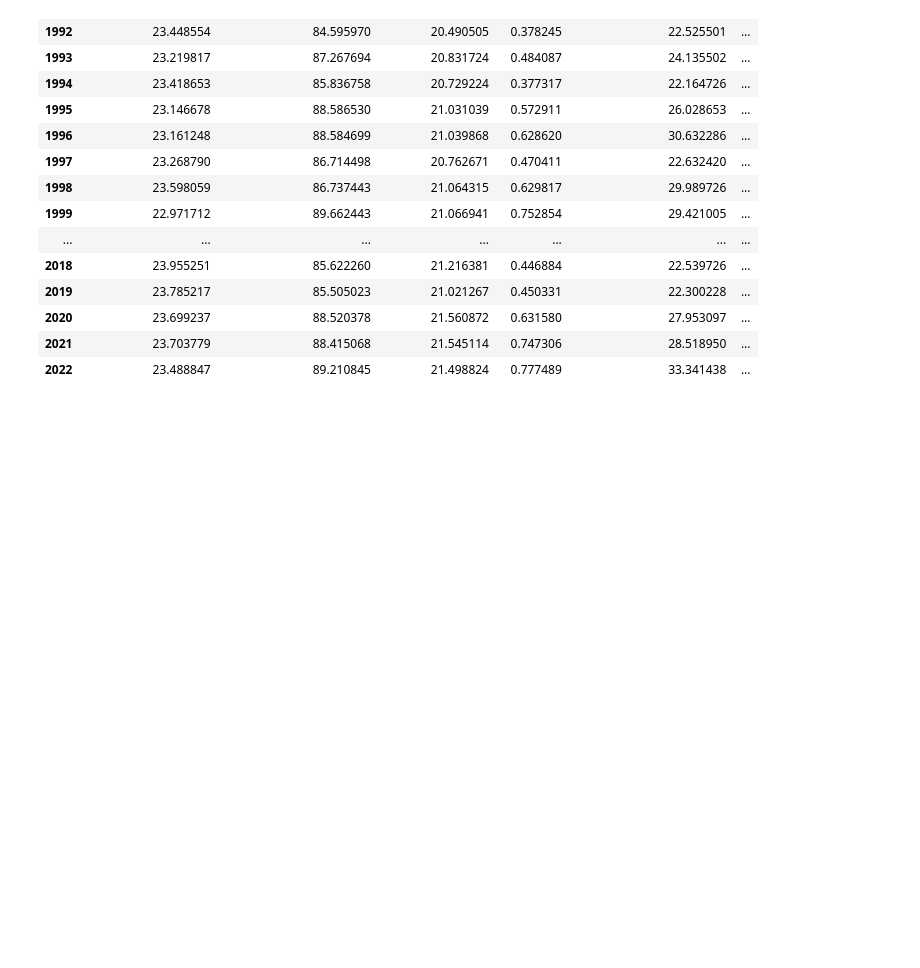
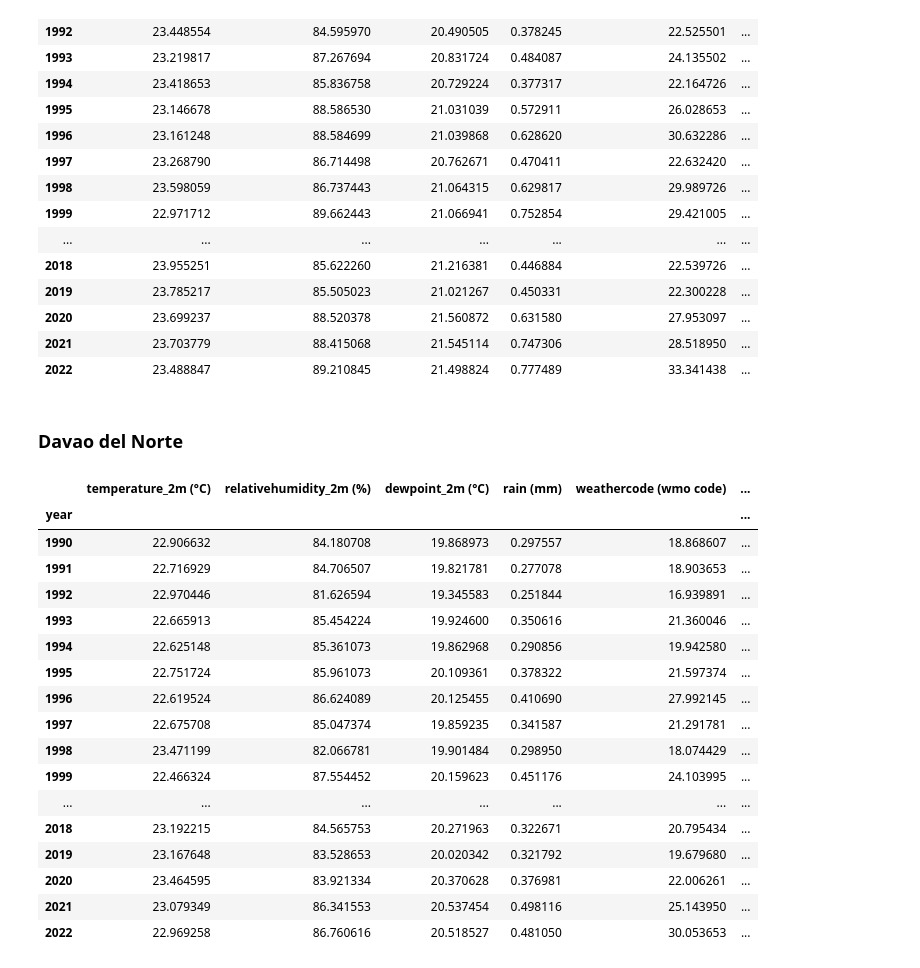
Before and after one commit to darahmanayaga/thesis-2, a Jupyter notebook: historical-data-hourly-to-annual.ipynb, the cells around one changed output. Cells and saved outputs as stored; diff of their text form; code cells hidden in the pictures; blank space fills up the shorter version.

Commit message:
davao del norte added

```diff
--- a/historical-data-hourly-to-annual.ipynb
+++ b/historical-data-hourly-to-annual.ipynb
@@ -41,3 +41,41 @@ davao_de_oro_annual
 | 2020 | 23.699237 | 88.520378 | 21.560872 | 0.631580 | 27.953097 | ... |
 | 2021 | 23.703779 | 88.415068 | 21.545114 | 0.747306 | 28.518950 | ... |
 | 2022 | 23.488847 | 89.210845 | 21.498824 | 0.777489 | 33.341438 | ... |
+# %% [markdown]
+### Davao del Norte
+# %%
+davao_del_norte = pd.read_csv(r"csv-files/REGION XI - Davao del Norte.csv", header = 2)
+# %%
+davao_del_norte['time'] = pd.to_datetime(davao_del_norte['time'])
+# %%
+davao_del_norte['year'] = davao_del_norte['time'].dt.year
+# %%
+davao_del_norte_annual = davao_del_norte.groupby("year")[['temperature_2m (°C)', 'relativehumidity_2m (%)',
+       'dewpoint_2m (°C)', 'rain (mm)', 'weathercode (wmo code)',
+       'surface_pressure (hPa)', 'cloudcover (%)',
+       'et0_fao_evapotranspiration (mm)', 'vapor_pressure_deficit (kPa)',
+       'windspeed_10m (km/h)', 'winddirection_10m (°)', 'windgusts_10m (km/h)',
+       'soil_temperature_28_to_100cm (°C)',
+       'soil_moisture_28_to_100cm (m³/m³)', 'direct_radiation (W/m²)',
+       'diffuse_radiation (W/m²)']].mean()
+# %%
+davao_del_norte_annual
+# %% [output]
+|  | temperature_2m (°C) | relativehumidity_2m (%) | dewpoint_2m (°C) | rain (mm) | weathercode (wmo code) | ... |
+| year |  |  |  |  |  | ... |
+| 1990 | 22.906632 | 84.180708 | 19.868973 | 0.297557 | 18.868607 | ... |
+| 1991 | 22.716929 | 84.706507 | 19.821781 | 0.277078 | 18.903653 | ... |
+| 1992 | 22.970446 | 81.626594 | 19.345583 | 0.251844 | 16.939891 | ... |
+| 1993 | 22.665913 | 85.454224 | 19.924600 | 0.350616 | 21.360046 | ... |
+| 1994 | 22.625148 | 85.361073 | 19.862968 | 0.290856 | 19.942580 | ... |
+| 1995 | 22.751724 | 85.961073 | 20.109361 | 0.378322 | 21.597374 | ... |
+| 1996 | 22.619524 | 86.624089 | 20.125455 | 0.410690 | 27.992145 | ... |
+| 1997 | 22.675708 | 85.047374 | 19.859235 | 0.341587 | 21.291781 | ... |
+| 1998 | 23.471199 | 82.066781 | 19.901484 | 0.298950 | 18.074429 | ... |
+| 1999 | 22.466324 | 87.554452 | 20.159623 | 0.451176 | 24.103995 | ... |
+| ... | ... | ... | ... | ... | ... | ... |
+| 2018 | 23.192215 | 84.565753 | 20.271963 | 0.322671 | 20.795434 | ... |
+| 2019 | 23.167648 | 83.528653 | 20.020342 | 0.321792 | 19.679680 | ... |
+| 2020 | 23.464595 | 83.921334 | 20.370628 | 0.376981 | 22.006261 | ... |
+| 2021 | 23.079349 | 86.341553 | 20.537454 | 0.498116 | 25.143950 | ... |
+| 2022 | 22.969258 | 86.760616 | 20.518527 | 0.481050 | 30.053653 | ... |
```
